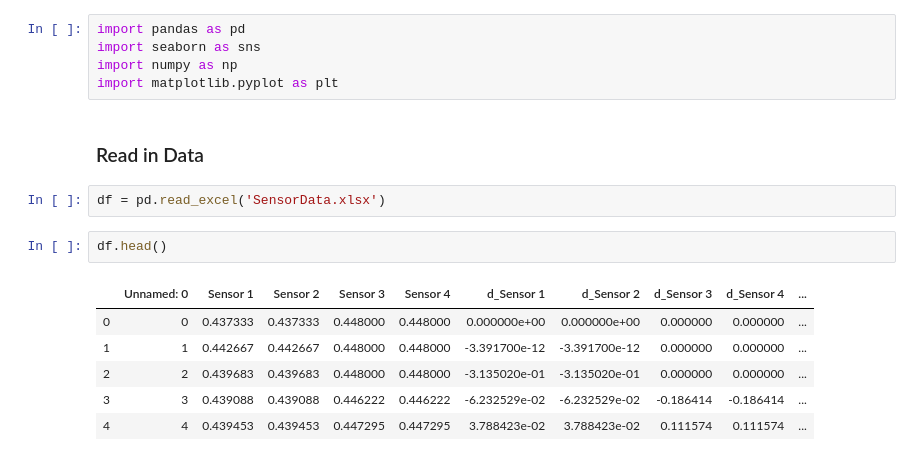
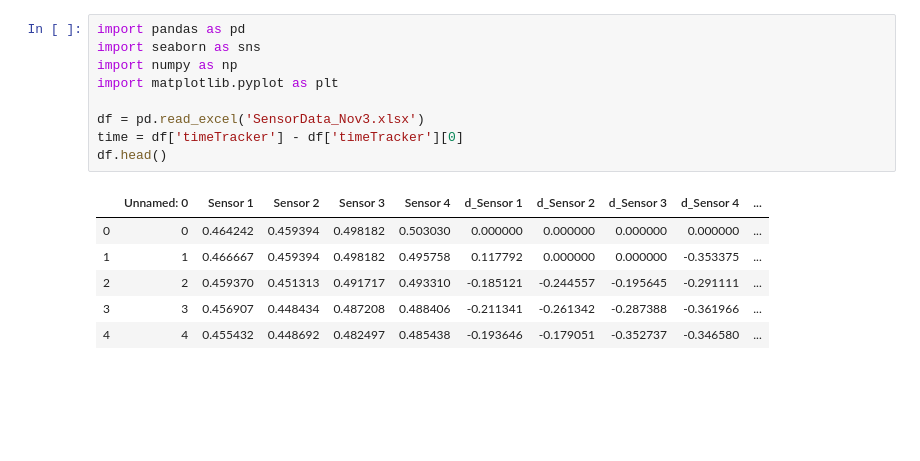
Before and after one commit to RightAir/BreathDetectionSystem, a Jupyter notebook: TensorFlow/SensorData_EDA.ipynb, the cells around one changed output. Cells and saved outputs as stored; diff of their text form; blank space fills up the shorter version.

```diff
--- a/TensorFlow/SensorData_EDA.ipynb
+++ b/TensorFlow/SensorData_EDA.ipynb
@@ -1,18 +1,16 @@
 # %%
 import pandas as pd
 import seaborn as sns
 import numpy as np
 import matplotlib.pyplot as plt
+
+df = pd.read_excel('SensorData_Nov3.xlsx')
+time = df['timeTracker'] - df['timeTracker'][0]
+df.head()
+# %% [output]
+|  | Unnamed: 0 | Sensor 1 | Sensor 2 | Sensor 3 | Sensor 4 | d_Sensor 1 | d_Sensor 2 | d_Sensor 3 | d_Sensor 4 | ... |
+| 0 | 0 | 0.464242 | 0.459394 | 0.498182 | 0.503030 | 0.000000 | 0.000000 | 0.000000 | 0.000000 | ... |
+| 1 | 1 | 0.466667 | 0.459394 | 0.498182 | 0.495758 | 0.117792 | 0.000000 | 0.000000 | -0.353375 | ... |
+| 2 | 2 | 0.459370 | 0.451313 | 0.491717 | 0.493310 | -0.185121 | -0.244557 | -0.195645 | -0.291111 | ... |
+| 3 | 3 | 0.456907 | 0.448434 | 0.487208 | 0.488406 | -0.211341 | -0.261342 | -0.287388 | -0.361966 | ... |
+| 4 | 4 | 0.455432 | 0.448692 | 0.482497 | 0.485438 | -0.193646 | -0.179051 | -0.352737 | -0.346580 | ... |
-# %% [markdown]
-### Read in Data
-# %%
-df = pd.read_excel('SensorData.xlsx')
-# %%
-df.head()
-# %% [output]
-|  | Unnamed: 0 | Sensor 1 | Sensor 2 | Sensor 3 | Sensor 4 | d_Sensor 1 | d_Sensor 2 | d_Sensor 3 | d_Sensor 4 | ... |
-| 0 | 0 | 0.437333 | 0.437333 | 0.448000 | 0.448000 | 0.000000e+00 | 0.000000e+00 | 0.000000 | 0.000000 | ... |
-| 1 | 1 | 0.442667 | 0.442667 | 0.448000 | 0.448000 | -3.391700e-12 | -3.391700e-12 | 0.000000 | 0.000000 | ... |
-| 2 | 2 | 0.439683 | 0.439683 | 0.448000 | 0.448000 | -3.135020e-01 | -3.135020e-01 | 0.000000 | 0.000000 | ... |
-| 3 | 3 | 0.439088 | 0.439088 | 0.446222 | 0.446222 | -6.232529e-02 | -6.232529e-02 | -0.186414 | -0.186414 | ... |
-| 4 | 4 | 0.439453 | 0.439453 | 0.447295 | 0.447295 | 3.788423e-02 | 3.788423e-02 | 0.111574 | 0.111574 | ... |
```
Also changed, not shown: parts of 13 cells of this notebook, 6 other files.
